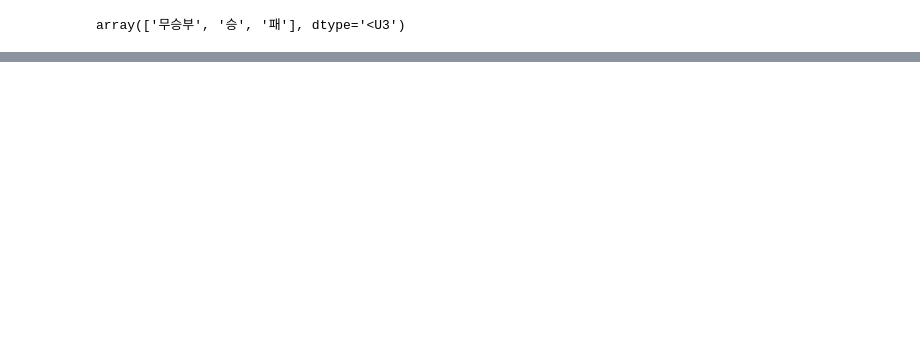
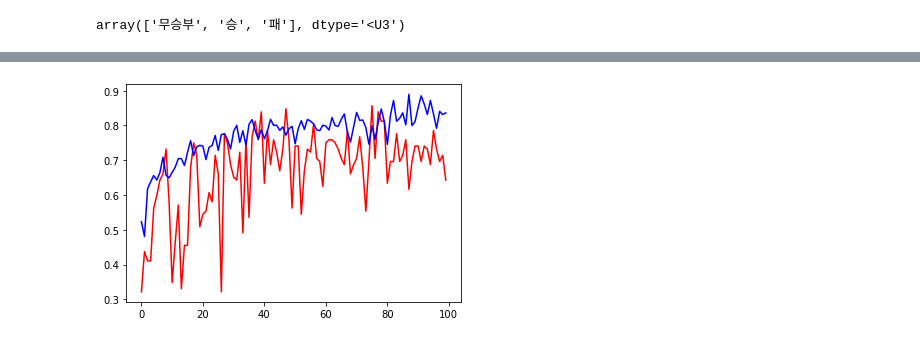
Before and after one commit to ma-an-jong/windup, a Jupyter notebook: windup_predictor.ipynb, the cells around one changed output, grey strips where cells are left out. Cells and saved outputs as stored; diff of their text form; code cells hidden in the pictures; blank space fills up the shorter version.

```diff
--- a/windup_predictor.ipynb
+++ b/windup_predictor.ipynb
@@ -220,0 +295,6 @@ Epochs: 100 | Train Loss:  0.000                 | Train Accuracy:  0.333
+# %%
+plt.plot(valid_acc,color='red',label = 'valid')
+plt.plot(train_acc,color='blue',label = 'train')
+plt.show()
+# %% [output]
+[figure, added]
```
Also changed, not shown: parts of 18 cells of this notebook.
